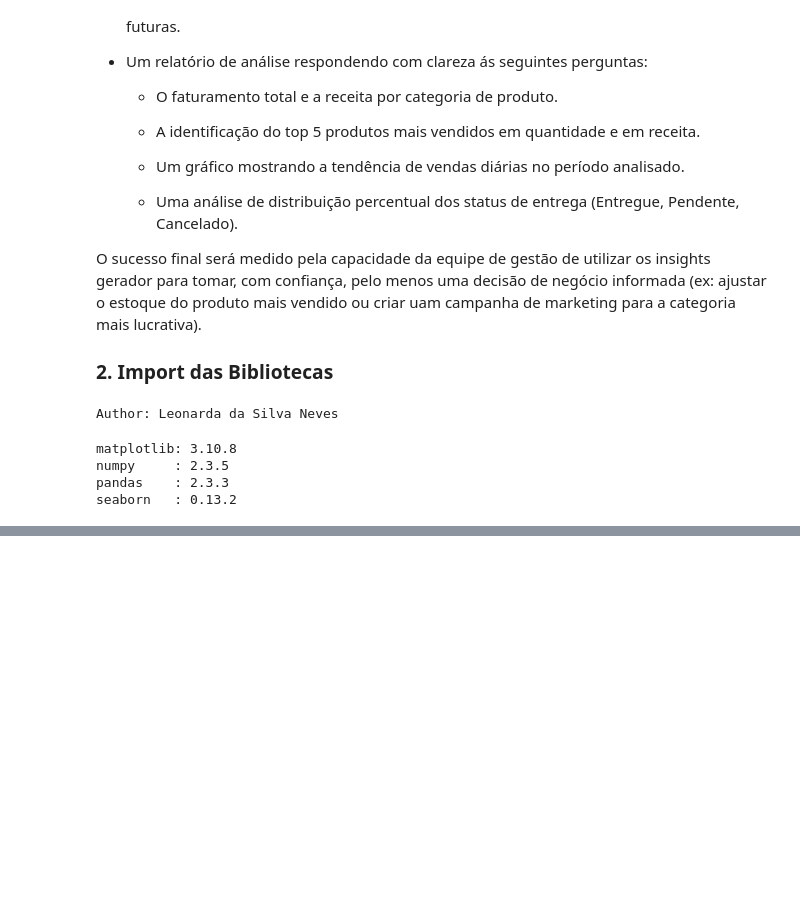
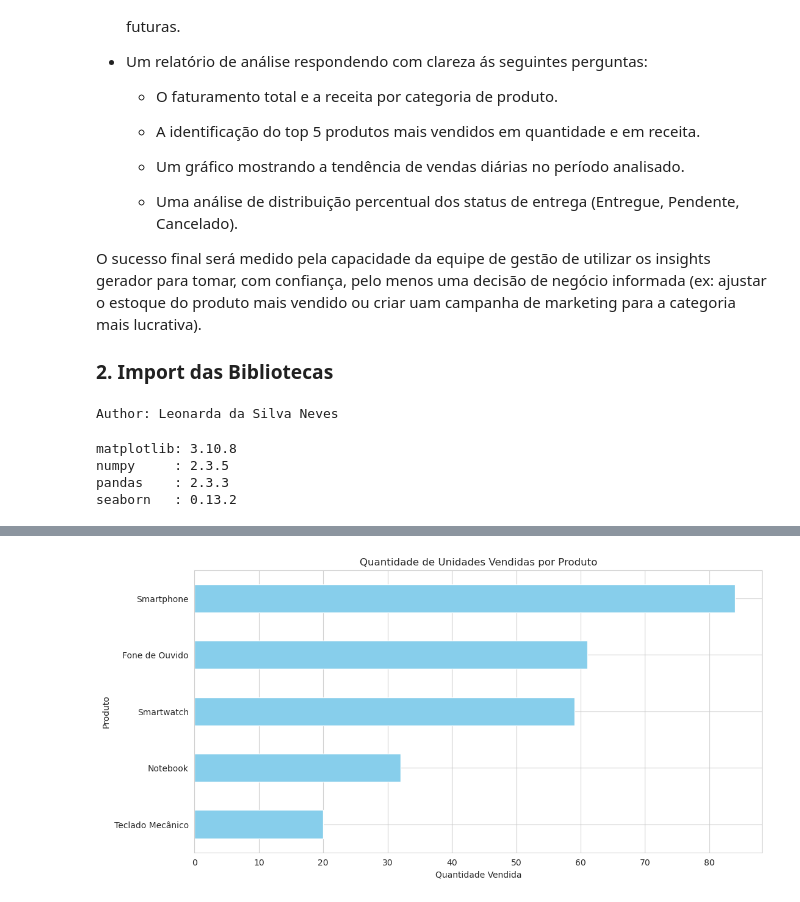
Before and after one commit to leojutsu/Base_Python, a Jupyter notebook: pandas/EDA_E-commerce.ipynb, the cells around one changed output, grey strips where cells are left out. Drawn from its saved outputs; the diff is of its cells as text; code cells hidden in the pictures; blank space fills up the shorter version.

```diff
--- a/pandas/EDA_E-commerce.ipynb
+++ b/pandas/EDA_E-commerce.ipynb
@@ -86,0 +402,5 @@ plt.rcParams['figure.figsize'] = (12, 6)
+# %%
+# 3. Qual o produto mais vendido em quantidade?
+produto_mais_vendido = df_limpo.groupby('Produto')['Quantidade'].sum().sort_values(ascending = False)
+print("\n--- Total de Unidades Vendidas por Produto ---\n")
+print(produto_mais_vendido)
@@ -86,0 +447,10 @@ plt.rcParams['figure.figsize'] = (12, 6)
+# %%
+# Gráfico 2: Quatidade Vendida por Produto
+produto_mais_vendido.plot(kind = 'barh', color = 'skyblue')
+plt.title('Quantidade de Unidades Vendidas por Produto')
+plt.ylabel('Produto')
+plt.xlabel('Quantidade Vendida')
+plt.gca().invert_yaxis() # Inverte o eixo para o maior valor ficar no topo
+plt.show()
+# %% [output]
+[figure, added]
```
Also changed, not shown: parts of 43 cells of this notebook.
